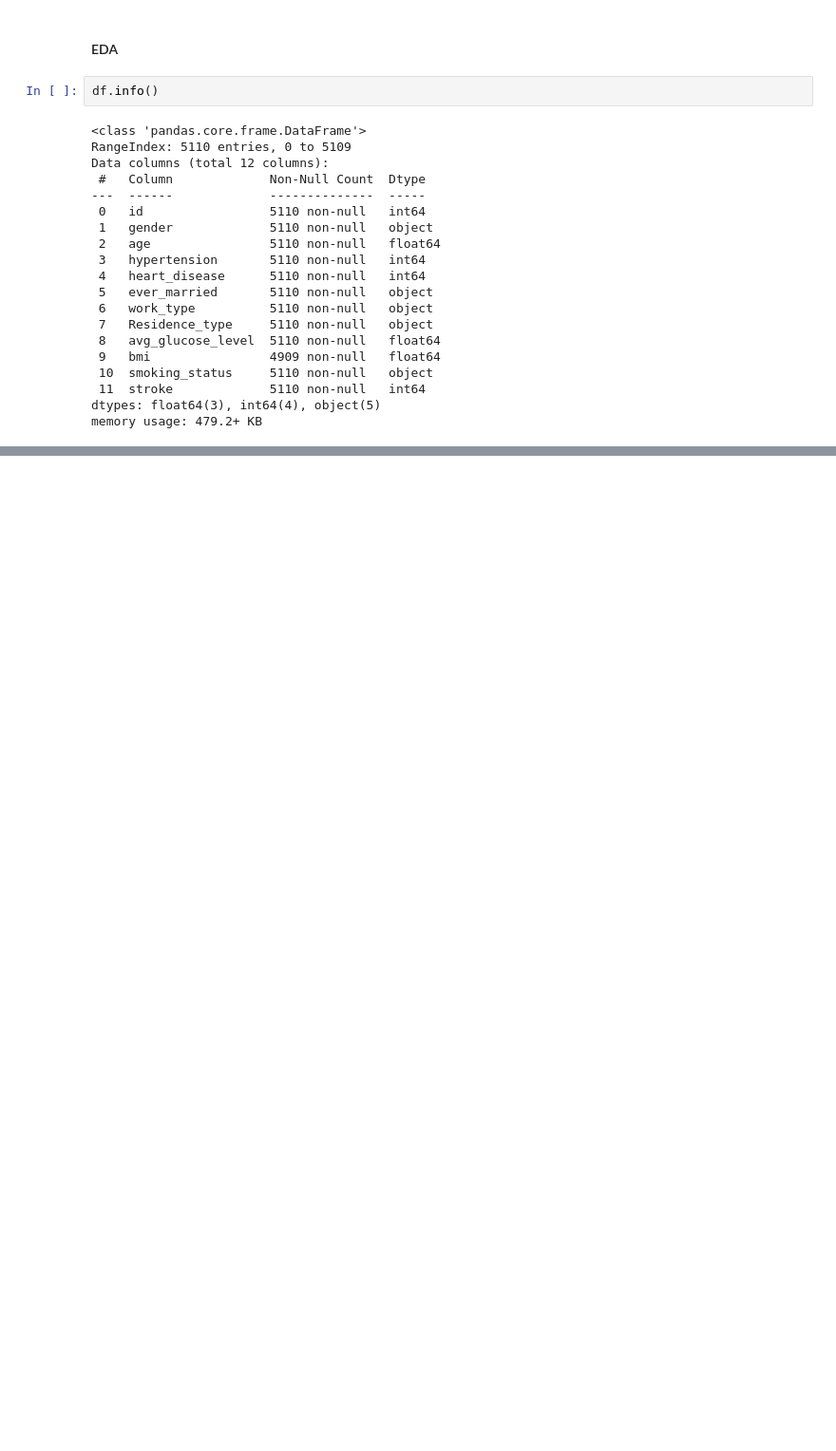
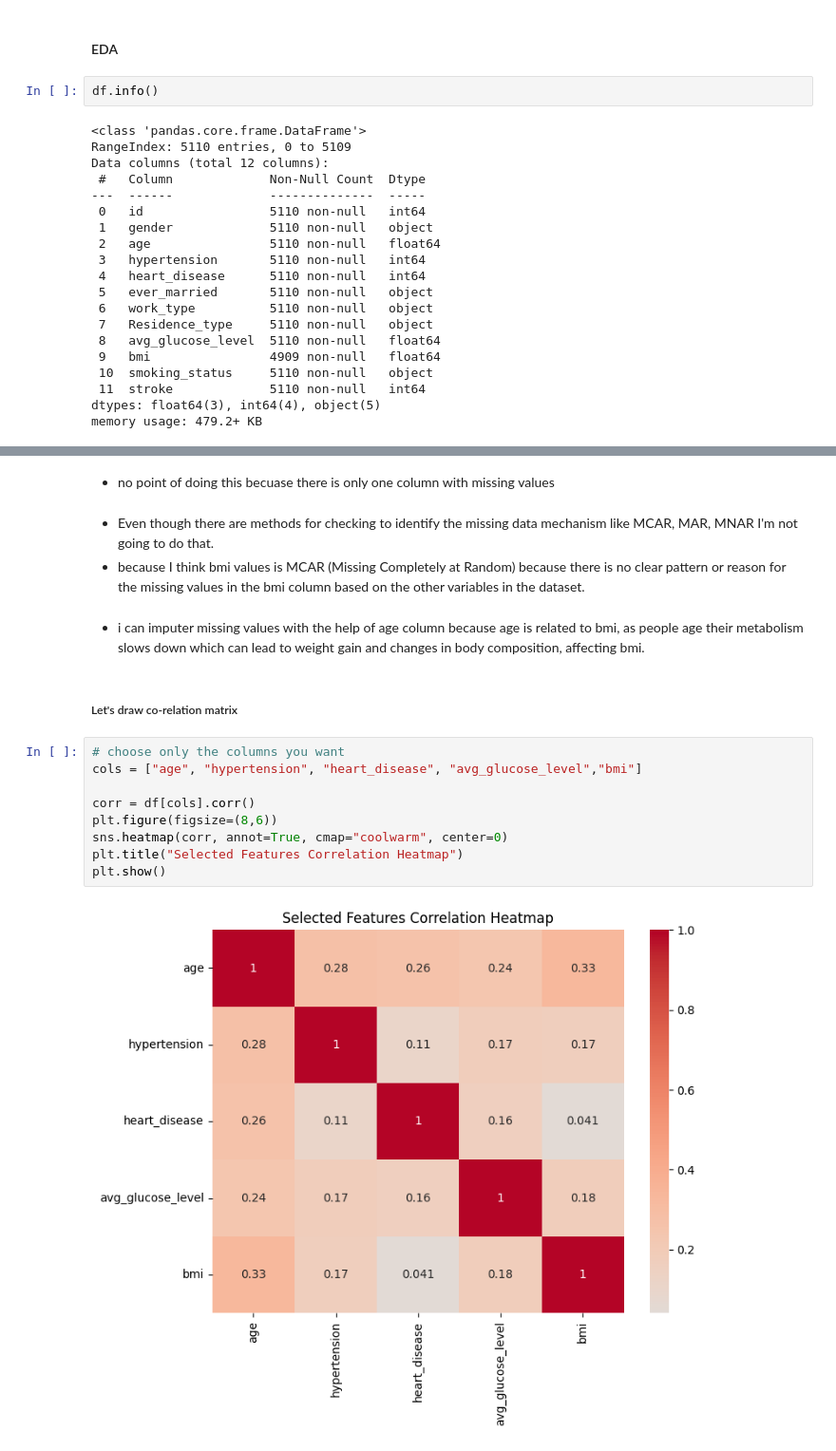
Before and after one commit to Kalindu-C/EDA_Assignment, a Jupyter notebook: notebook/ex_1.ipynb, the cells around one changed output, grey strips where cells are left out. Shown at 95% size. Drawn from its saved outputs; the diff is of its cells as text; blank space fills up the shorter version.

```diff
--- a/notebook/ex_1.ipynb
+++ b/notebook/ex_1.ipynb
@@ -50,0 +99,20 @@ memory usage: 479.2+ KB
+# %% [markdown]
+* no point of doing this becuase there is only one column with missing values
+# %% [markdown]
+* Even though there are methods for checking to identify the missing data mechanism like MCAR, MAR, MNAR I'm not going to do that.
+* because I think bmi values is MCAR (Missing Completely at Random) because there is no clear pattern or reason for the missing values in the bmi column based on the other variables in the dataset.
+# %% [markdown]
+* i can imputer missing values with the help of age column because age is related to bmi, as people age their metabolism slows down which can lead to weight gain and changes in body composition, affecting bmi.
+# %% [markdown]
+##### Let's draw co-relation matrix
+# %%
+# choose only the columns you want
+cols = ["age", "hypertension", "heart_disease", "avg_glucose_level","bmi"]
+
+corr = df[cols].corr()
+plt.figure(figsize=(8,6))
+sns.heatmap(corr, annot=True, cmap="coolwarm", center=0)
+plt.title("Selected Features Correlation Heatmap")
+plt.show()
+# %% [output]
+[figure, added]
```
Also changed, not shown: parts of 53 cells of this notebook, 3 other files.
